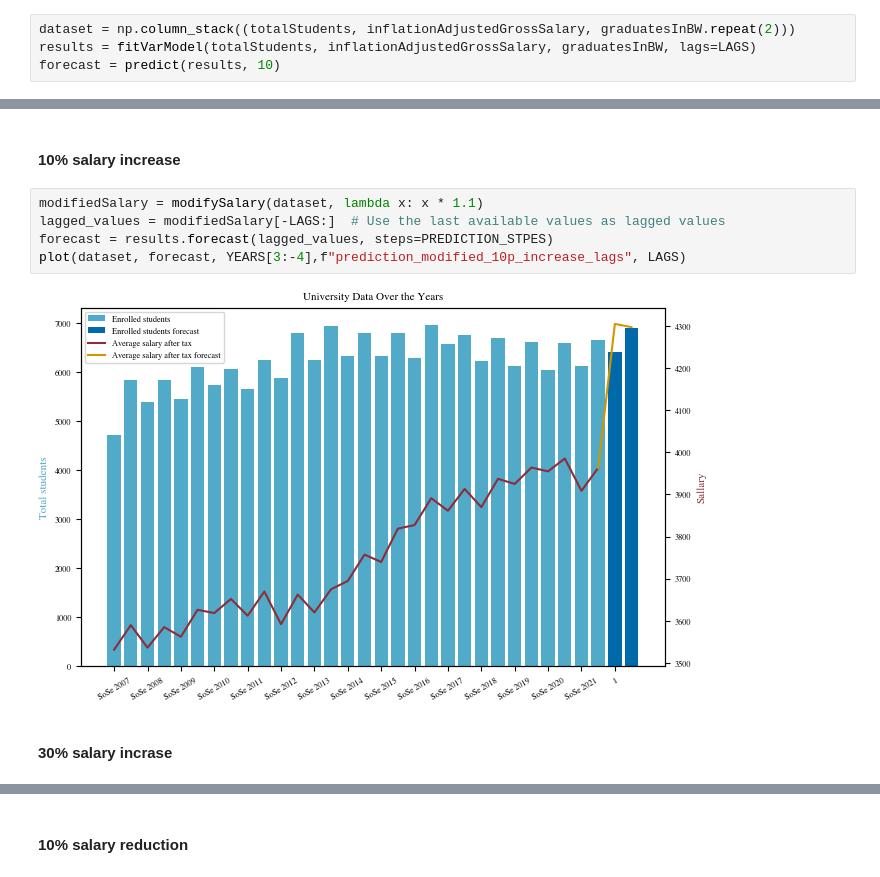
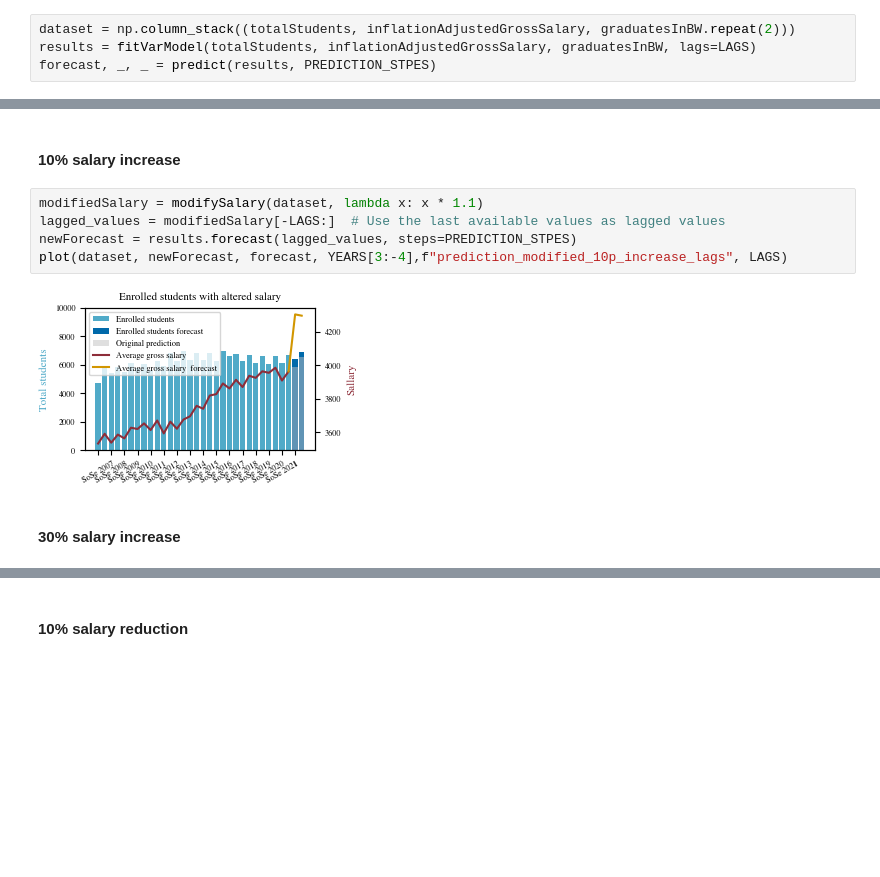
Before and after one commit to mxs01/AnalysingStudentDevelopment, a Jupyter notebook: exp/exp_03_modifyInputData.ipynb, the cells around one changed output, grey strips where cells are left out. Saved outputs shown, nothing was run; the diff lists cells and outputs as text; blank space fills up the shorter version.

Commit message:
Paper/coef (#39)
* visualise coefficients

* change plot titles and captions

* finished Results part

* Update plot title

```diff
--- a/exp/exp_03_modifyInputData.ipynb
+++ b/exp/exp_03_modifyInputData.ipynb
@@ -32,7 +32,7 @@ PREDICTION_STPES = 2
 # %%
 dataset = np.column_stack((totalStudents, inflationAdjustedGrossSalary, graduatesInBW.repeat(2)))
 results = fitVarModel(totalStudents, inflationAdjustedGrossSalary, graduatesInBW, lags=LAGS)
-forecast = predict(results, 10)
+forecast, _, _ = predict(results, PREDICTION_STPES)
 # %% [markdown]
 ### Forecasting
 Modify the salary expectation, to see how the model would react.
@@ -41,12 +41,12 @@ Modify the salary expectation, to see how the model would react.
 # %%
 modifiedSalary = modifySalary(dataset, lambda x: x * 1.1)
 lagged_values = modifiedSalary[-LAGS:]  # Use the last available values as lagged values
-forecast = results.forecast(lagged_values, steps=PREDICTION_STPES)
-plot(dataset, forecast, YEARS[3:-4],f"prediction_modified_10p_increase_lags", LAGS)
+newForecast = results.forecast(lagged_values, steps=PREDICTION_STPES)
+plot(dataset, newForecast, forecast, YEARS[3:-4],f"prediction_modified_10p_increase_lags", LAGS)
 # %% [output]
-[figure, old version]
+[figure, new version]
 # %% [markdown]
-#### 30% salary incrase
+#### 30% salary increase
 # %%
 modifiedSalary = modifySalary(dataset, lambda x: x * 1.3)
 lagged_values = modifiedSalary[-LAGS:]  # Use the last available values as lagged values
```
Also changed, not shown: parts of 2 cells of this notebook, 6 other files.
